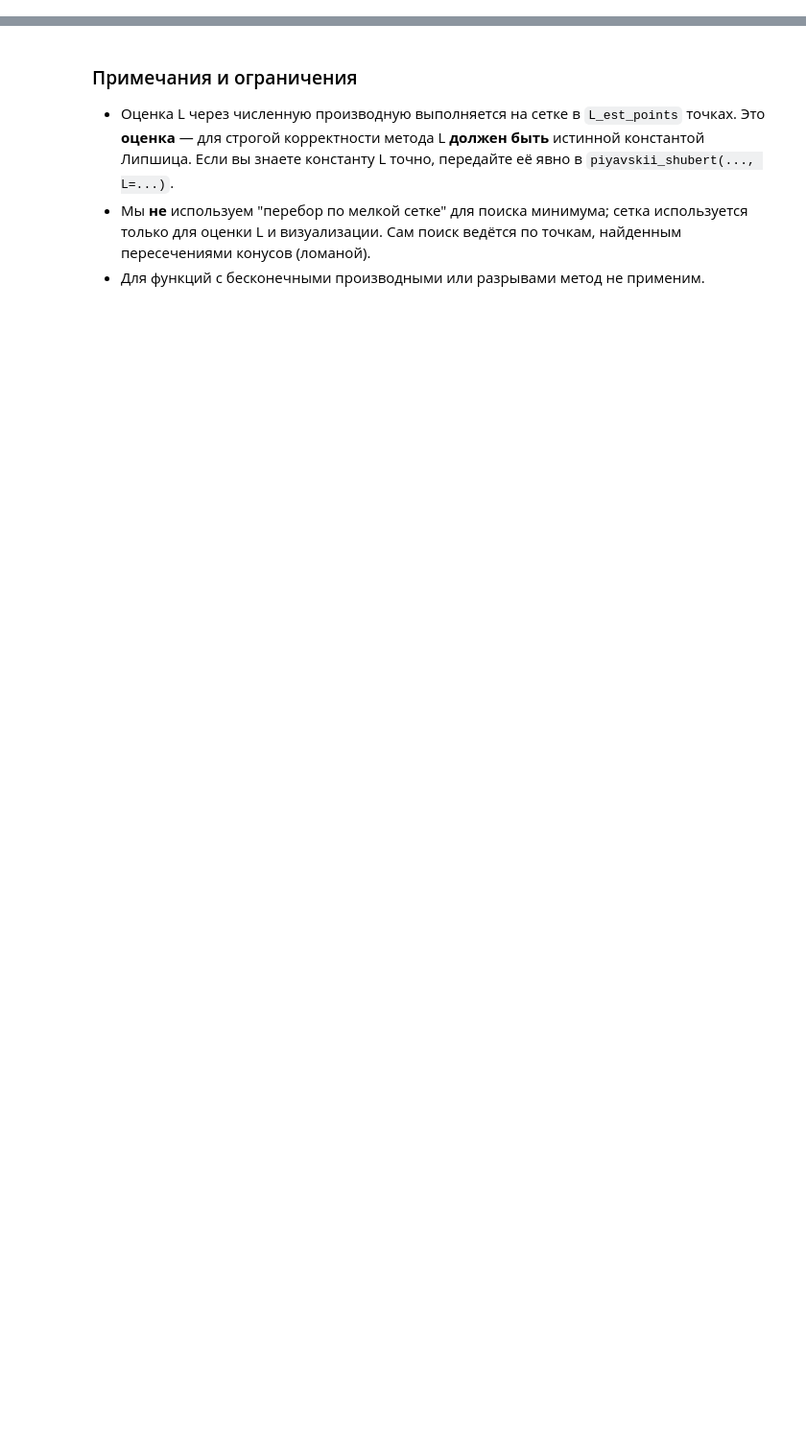
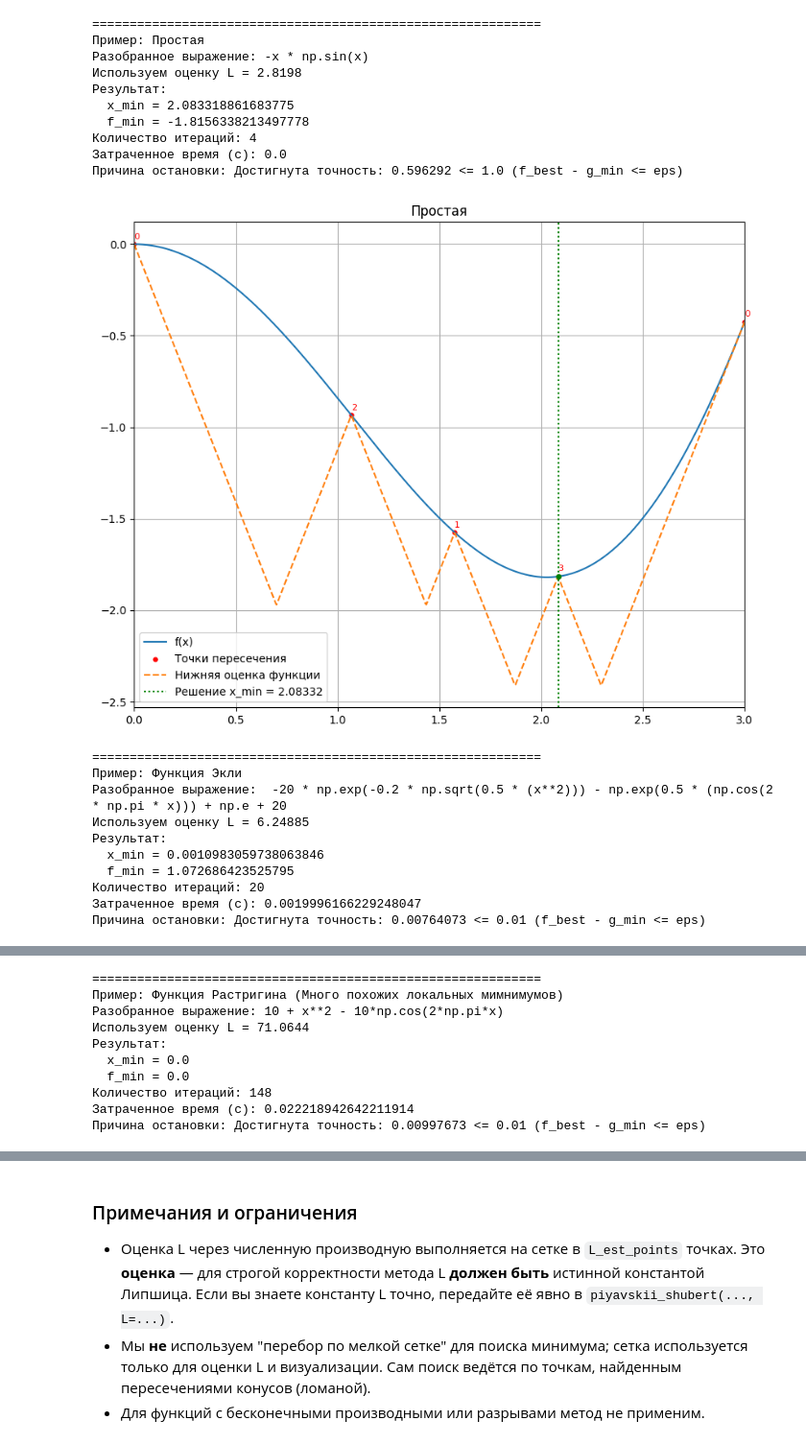
Before and after one commit to MyEducation11235/ITMO-5-OptimizationMethods, a Jupyter notebook: Lab2/broken_lines_global_optimization.ipynb, the cells around one changed output, grey strips where cells are left out. Shown at 96% size. Drawn from its saved outputs; the diff is of its cells as text; code cells hidden in the pictures; blank space fills up the shorter version.

```diff
--- a/Lab2/broken_lines_global_optimization.ipynb
+++ b/Lab2/broken_lines_global_optimization.ipynb
@@ -76,6 +77,7 @@ def lower_envelope_candidates(xs, fs, L):
     candidates = []
     g_values = []
     n = len(xs)
+    # print('---------')
     for i in range(n-1):
         xi, xj = xs[i], xs[i+1]
         fi, fj = fs[i], fs[i+1]
@@ -85,8 +87,12 @@ def lower_envelope_candidates(xs, fs, L):
         xstar = max(min(xstar, xj), xi)
         # Значение огибающей в xstar
         g = fi - L*abs(xstar - xi)
+        # print('fi=', fi, 'xstar=', xstar, 'xi=', xi, 'xstar - xi=', xstar - xi)
         candidates.append(xstar)
         g_values.append(g)
+    # print(xs, fs)
+    # print('candidates', candidates)
+    # print('g_values', g_values)
     return np.array(candidates), np.array(g_values)
 
 def piyavskii_shubert(f, a, b, eps=1e-2, L=None, max_iter=1000, L_est_points=200, verbose=True):
@@ -136,7 +142,7 @@ def piyavskii_shubert(f, a, b, eps=1e-2, L=None, max_iter=1000, L_est_points=200
         })
         # критерий остановки
         if (f_best - g_min) <= eps:
-            stop_reason = f"Достигнута точность: f_best - g_min = {f_best - g_min:.6g} <= eps"
+            stop_reason = f"Достигнута точность: {f_best - g_min:.6g} <= {eps} (f_best - g_min <= eps)"
             break
         # иначе добавляем точку в которую будем вычислять функцию (первая точка минимизации огибающей)
         x_new = g_min_x
@@ -168,7 +174,7 @@ def plot_iteration(f, a, b, xs, fs, it_numbers, L, final_x=None, resolution=1000
     plt.figure(figsize=(10,8))
     plt.plot(xs_plot, ys, label='f(x)')
     # точки выборки
-    plt.scatter(xs, fs, color='red', label='sample points', s=13)
+    plt.scatter(xs, fs, color='red', label='Точки пересечения', s=13)
     # подписи итераций возле точек
     if it_numbers is not None:
         for x, y, itn in zip(xs, fs, it_numbers):
@@ -180,9 +186,9 @@ def plot_iteration(f, a, b, xs, fs, it_numbers, L, final_x=None, resolution=1000
         lower_vals = np.full_like(xs_plot, -1e18, dtype=float)
         for xi, fi in zip(xs, fs):
             lower_vals = np.maximum(lower_vals, fi - L*np.abs(xs_plot - xi))
-        plt.plot(xs_plot, lower_vals, linestyle='--', label='lower envelope (broken line)')
+        plt.plot(xs_plot, lower_vals, linestyle='--', label='Нижняя оценка функции')
     if final_x is not None:
-        plt.axvline(final_x, color='green', linestyle=':', label=f'found x* = {final_x:.6g}')
+        plt.axvline(final_x, color='green', linestyle=':', label=f'Решение x_min = {final_x:.6g}')
         plt.scatter([final_x], [f(final_x)], color='green', zorder=5, s=16)
     plt.xlim(a, b)
     plt.legend()
@@ -204,42 +211,64 @@ def plot_iteration(f, a, b, xs, fs, it_numbers, L, final_x=None, resolution=1000
 # Примеры запуска
 from math import pi
 
 examples = [
     {
         "name": "Простая",
-        "expr": "-x*sin(x)",
+        "expr": "-x * sin(x)",
         "a": 0, "b": 3, "eps": 1e-0
     },
     {
-        "name": "Rastrigin 1D (многомодальная)",
-        "expr": "10 + x**2 - 10*cos(2*pi*x)",
-        "a": -5.12, "b": 5.12, "eps": 1e-3
+        "name": "Функция Экли",
+        "expr": " -20 * exp(-0.2 * sqrt(0.5 * (x**2))) - exp(0.5 * (cos(2 * pi * x))) + np.e + 20",
+        "a": -5, "b": 6, "eps": 1e-2
     },
     {
-        "name": "Ackley 1D (много локальных минимумов)",
-        "expr": " -20*exp(-0.2*sqrt(0.5*(x**2))) - exp(0.5*(cos(2*pi*x))) + np.e + 20",
-        "a": -5, "b": 5, "eps": 1e-3
+        "name": "Функция Растригина (Много похожих локальных мимнимумов)",
+        "expr": "10 + x**2 - 10*cos(2*pi*x)",
+        "a": -5, "b": 5, "eps": 1e-2
     }
 ]
 
 for ex in examples:
     print('\n' + '='*60)
     print('Пример:', ex['name'])
     f, parsed = parse_function_string(ex['expr'])
     print('Разобранное выражение:', parsed)
     res = piyavskii_shubert(f, ex['a'], ex['b'], eps=ex['eps'], L=None, max_iter=500, L_est_points=400, verbose=True)
     print('Результат:')
-    print(' x_min =', res['x_min'])
-    print(' f_min =', res['f_min'])
-    print(' iterations =', res['iterations'])
-    print(' time (s) =', res['time'])
-    print('stop reason:', res['stop_reason'])
+    print('  x_min =', res['x_min'])
+    print('  f_min =', res['f_min'])
+    print('Количество итераций:', res['iterations'])
+    print('Затраченное время (с):', res['time'])
+    print('Причина остановки:', res['stop_reason'])
     # визуализация
     hist = res['history'][-1]
     plot_iteration(
         f, ex['a'], ex['b'],
         hist['xs'], hist['fs'], hist['itNumber'],
         res['L'],
         final_x=res['x_min'],
         title=ex['name']
     )
+# %% [output]
+============================================================
+Пример: Простая
+Разобранное выражение: -x * np.sin(x)
+Используем оценку L = 2.8198
+Результат:
+  x_min = 2.083318861683775
+  f_min = -1.8156338213497778
+Количество итераций: 4
+Затраченное время (с): 0.0
+Причина остановки: Достигнута точность: 0.596292 <= 1.0 (f_best - g_min <= eps)
+[figure, added]
+============================================================
+Пример: Функция Экли
+Разобранное выражение:  -20 * np.exp(-0.2 * np.sqrt(0.5 * (x**2))) - np.exp(0.5 * (np.cos(2 * np.pi * x))) + np.e + 20
+Используем оценку L = 6.24885
+Результат:
+  x_min = 0.0010983059738063846
+  f_min = 1.072686423525795
+Количество итераций: 20
+Затраченное время (с): 0.0019996166229248047
+Причина остановки: Достигнута точность: 0.00764073 <= 0.01 (f_best - g_min <= eps)
@@ -245,0 +276,10 @@ for ex in examples:
+============================================================
+Пример: Функция Растригина (Много похожих локальных мимнимумов)
+Разобранное выражение: 10 + x**2 - 10*np.cos(2*np.pi*x)
+Используем оценку L = 71.0644
+Результат:
+  x_min = 0.0
+  f_min = 0.0
+Количество итераций: 148
+Затраченное время (с): 0.022218942642211914
+Причина остановки: Достигнута точность: 0.00997673 <= 0.01 (f_best - g_min <= eps)
```
Also changed, not shown: parts of 4 cells of this notebook.
